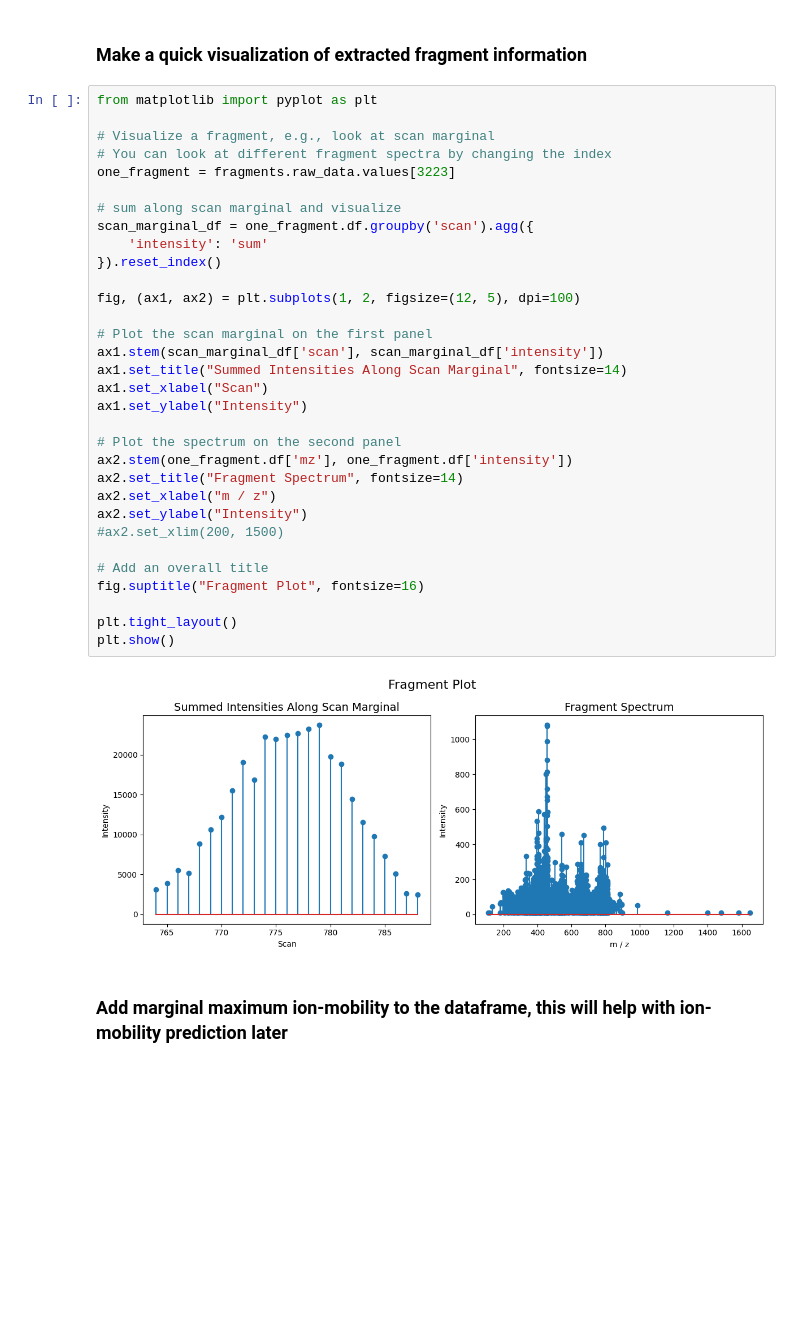
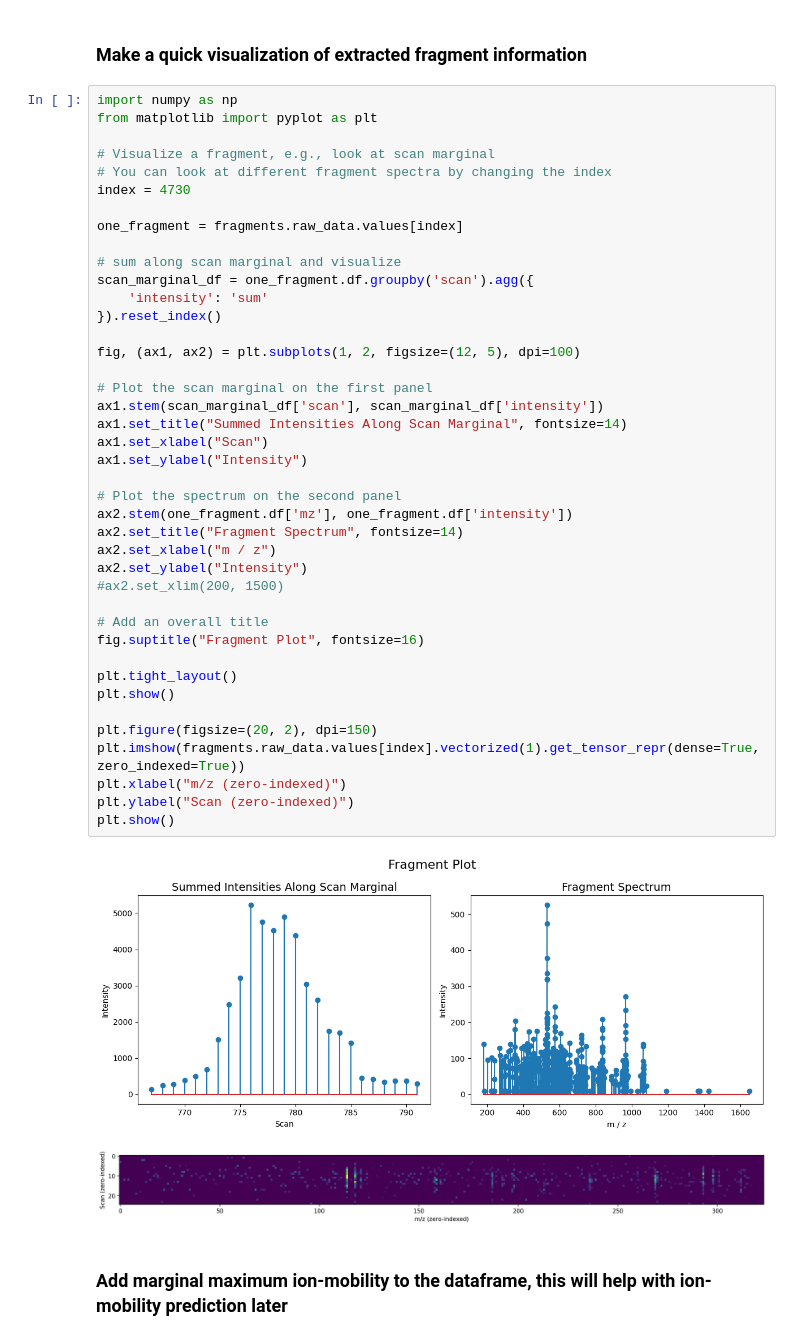
Before and after one commit to theGreatHerrLebert/rustims, a Jupyter notebook: imspy/examples/imspy_dda.ipynb, the cells around one changed output. Drawn from its saved outputs; the diff is of its cells as text; blank space fills up the shorter version.

```diff
--- a/imspy/examples/imspy_dda.ipynb
+++ b/imspy/examples/imspy_dda.ipynb
@@ -57,39 +51,49 @@ fragments = fragments.groupby('precursor_id').agg({
 # %% [markdown]
 ### Make a quick visualization of extracted fragment information
 # %%
+import numpy as np
 from matplotlib import pyplot as plt
 
 # Visualize a fragment, e.g., look at scan marginal
 # You can look at different fragment spectra by changing the index
-one_fragment = fragments.raw_data.values[3223]
+index = 4730
+
+one_fragment = fragments.raw_data.values[index]
 
 # sum along scan marginal and visualize
 scan_marginal_df = one_fragment.df.groupby('scan').agg({
     'intensity': 'sum'
 }).reset_index()
 
 fig, (ax1, ax2) = plt.subplots(1, 2, figsize=(12, 5), dpi=100)
 
 # Plot the scan marginal on the first panel
 ax1.stem(scan_marginal_df['scan'], scan_marginal_df['intensity'])
 ax1.set_title("Summed Intensities Along Scan Marginal", fontsize=14)
 ax1.set_xlabel("Scan")
 ax1.set_ylabel("Intensity")
 
 # Plot the spectrum on the second panel
 ax2.stem(one_fragment.df['mz'], one_fragment.df['intensity'])
 ax2.set_title("Fragment Spectrum", fontsize=14)
 ax2.set_xlabel("m / z")
 ax2.set_ylabel("Intensity")
 #ax2.set_xlim(200, 1500)
 
 # Add an overall title
 fig.suptitle("Fragment Plot", fontsize=16)
 
 plt.tight_layout()
 plt.show()
+
+plt.figure(figsize=(20, 2), dpi=150)
+plt.imshow(fragments.raw_data.values[index].vectorized(1).get_tensor_repr(dense=True, zero_indexed=True))
+plt.xlabel("m/z (zero-indexed)")
+plt.ylabel("Scan (zero-indexed)")
+plt.show()
 # %% [output]
-[figure, old version]
+[figure, new version]
+[figure, added]
 # %% [markdown]
 ### Add marginal maximum ion-mobility to the dataframe, this will help with ion-mobility prediction later
 # %%
```
Also changed, not shown: parts of 1 cell of this notebook.
